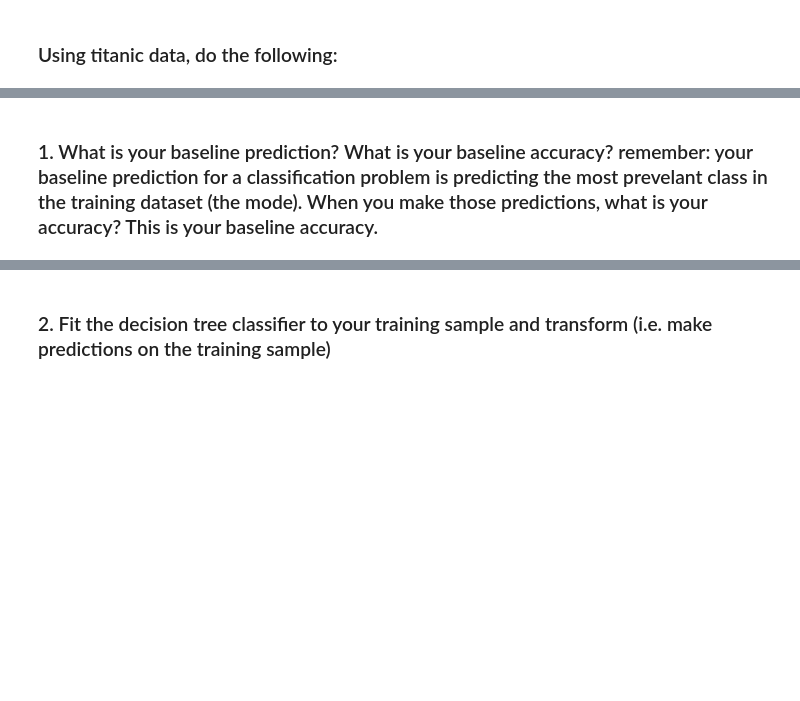
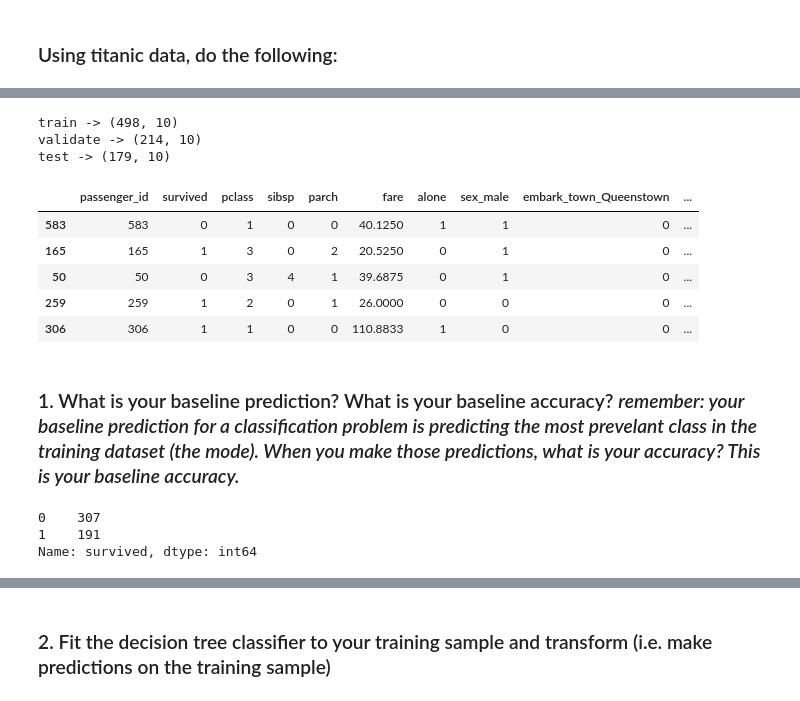
Before and after one commit to aliciag92/classification-exercises, a Jupyter notebook: model.ipynb, the cells around one changed output, grey strips where cells are left out. Cells and saved outputs as stored; diff of their text form; code cells hidden in the pictures; blank space fills up the shorter version.

```diff
--- a/model.ipynb
+++ b/model.ipynb
@@ -2,0 +110,16 @@
+# %%
+print(f'train -> {train.shape}')
+print(f'validate -> {validate.shape}')
+print(f'test -> {test.shape}')
+
+train.head()
+# %% [output]
+train -> (498, 10)
+validate -> (214, 10)
+test -> (179, 10)
+|  | passenger_id | survived | pclass | sibsp | parch | fare | alone | sex_male | embark_town_Queenstown | ... |
+| 583 | 583 | 0 | 1 | 0 | 0 | 40.1250 | 1 | 1 | 0 | ... |
+| 165 | 165 | 1 | 3 | 0 | 2 | 20.5250 | 0 | 1 | 0 | ... |
+| 50 | 50 | 0 | 3 | 4 | 1 | 39.6875 | 0 | 1 | 0 | ... |
+| 259 | 259 | 1 | 2 | 0 | 1 | 26.0000 | 0 | 0 | 0 | ... |
+| 306 | 306 | 1 | 1 | 0 | 0 | 110.8833 | 1 | 0 | 0 | ... |
@@ -3,2 +136,10 @@
 # %% [markdown]
-### 1. What is your baseline prediction? What is your baseline accuracy? remember: your baseline prediction for a classification problem is predicting the most prevelant class in the training dataset (the mode). When you make those predictions, what is your accuracy? This is your baseline accuracy.
+### 1. What is your baseline prediction? What is your baseline accuracy? *remember: your baseline prediction for a classification problem is predicting the most prevelant class in the training dataset (the mode). When you make those predictions, what is your accuracy? This is your baseline accuracy.*
+# %%
+#baseline prediction:
+#predicting the most prevalant class in training dataset(the mode)
+train.survived.value_counts()
+# %% [output]
+0    307
+1    191
+Name: survived, dtype: int64
```
Also changed, not shown: parts of 51 cells of this notebook.
